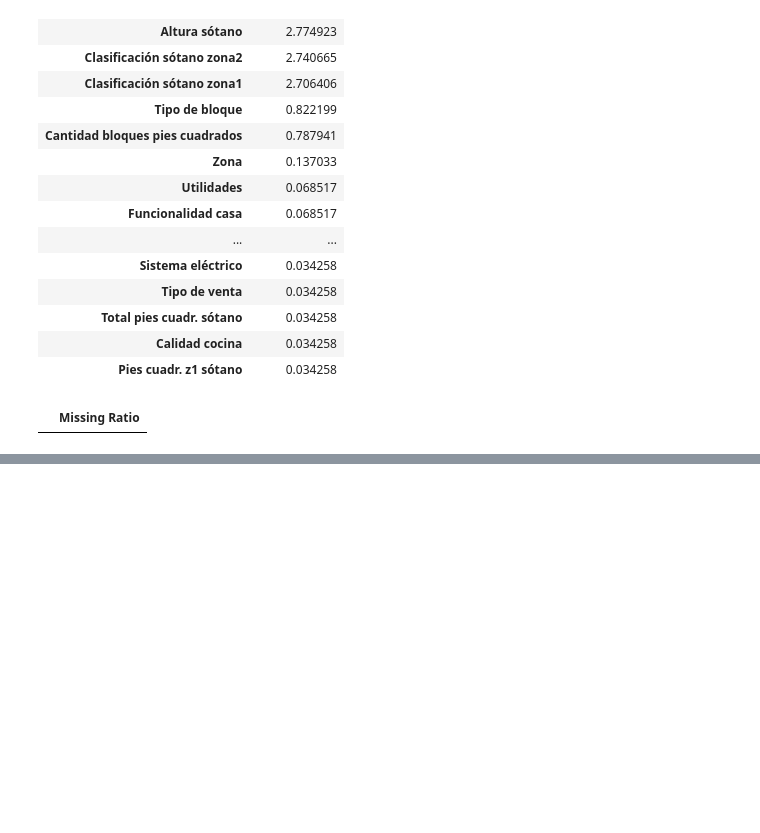
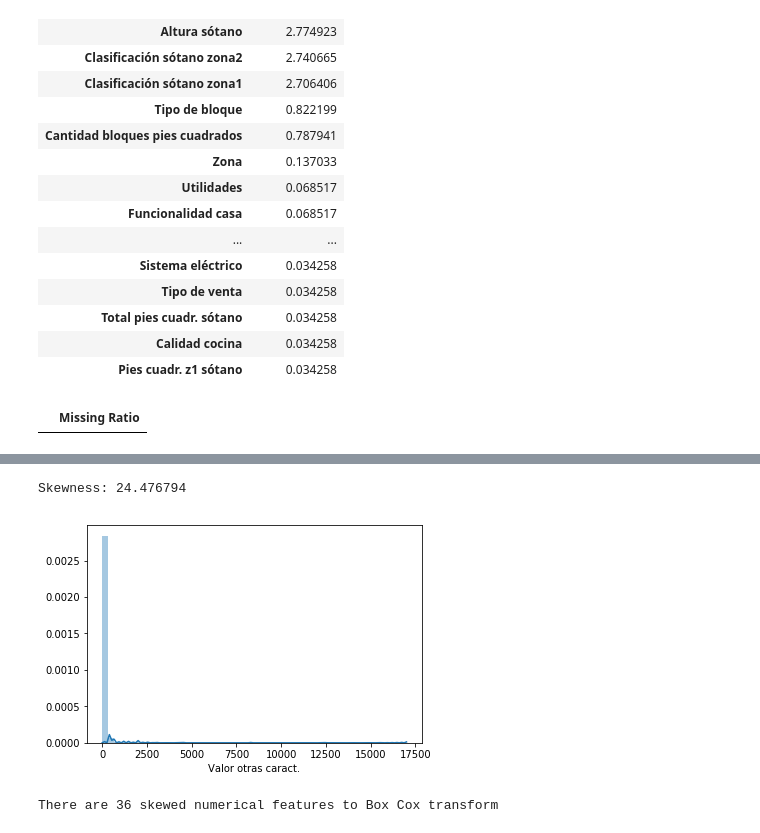
Before and after one commit to SergioGhisler/ProyectoOD1, a Jupyter notebook: Trabajo.ipynb, the cells around one changed output, grey strips where cells are left out. Drawn from its saved outputs; the diff is of its cells as text; code cells hidden in the pictures; blank space fills up the shorter version.

```diff
--- a/Trabajo.ipynb
+++ b/Trabajo.ipynb
@@ -90,3 +106,16 @@ sns.distplot(train['PrecioDeVenta']);
+# %%
+
+# Create correlation matrix
+corr_matrix = train.corr().abs()
+
+# Select upper triangle of correlation matrix
+upper = corr_matrix.where(np.triu(np.ones(corr_matrix.shape), k=1).astype(np.bool))
+
+# Find features with correlation greater than 0.95
+to_drop = [column for column in upper.columns if any(upper[column] > 0.90)]
+
+# Drop features
+train.drop(train[to_drop], axis=1,inplace = True)
 # %%
 corrmat = train.corr()
 f, ax = plt.subplots(figsize=(12, 9))
@@ -254,0 +303,18 @@ sns.distplot(all_data['Año construcción garaje']);
+# %%
+sns.distplot(all_data['Valor otras caract.']);
+print("Skewness: %f" % train['Valor otras caract.'].skew())
+# %% [output]
+Skewness: 24.476794
+[figure, added]
+# %%
+skewness = skewness[abs(skewness) > 0.75]
+print("There are {} skewed numerical features to Box Cox transform".format(skewness.shape[0]))
+
+from scipy.special import boxcox1p
+skewed_features = skewness.index
+lam = 0.15
+for feat in skewed_features:
+    #all_data[feat] += 1
+    all_data[feat] = boxcox1p(all_data[feat], lam)
+# %% [output]
+There are 36 skewed numerical features to Box Cox transform
```
Also changed, not shown: parts of 13 cells of this notebook.
